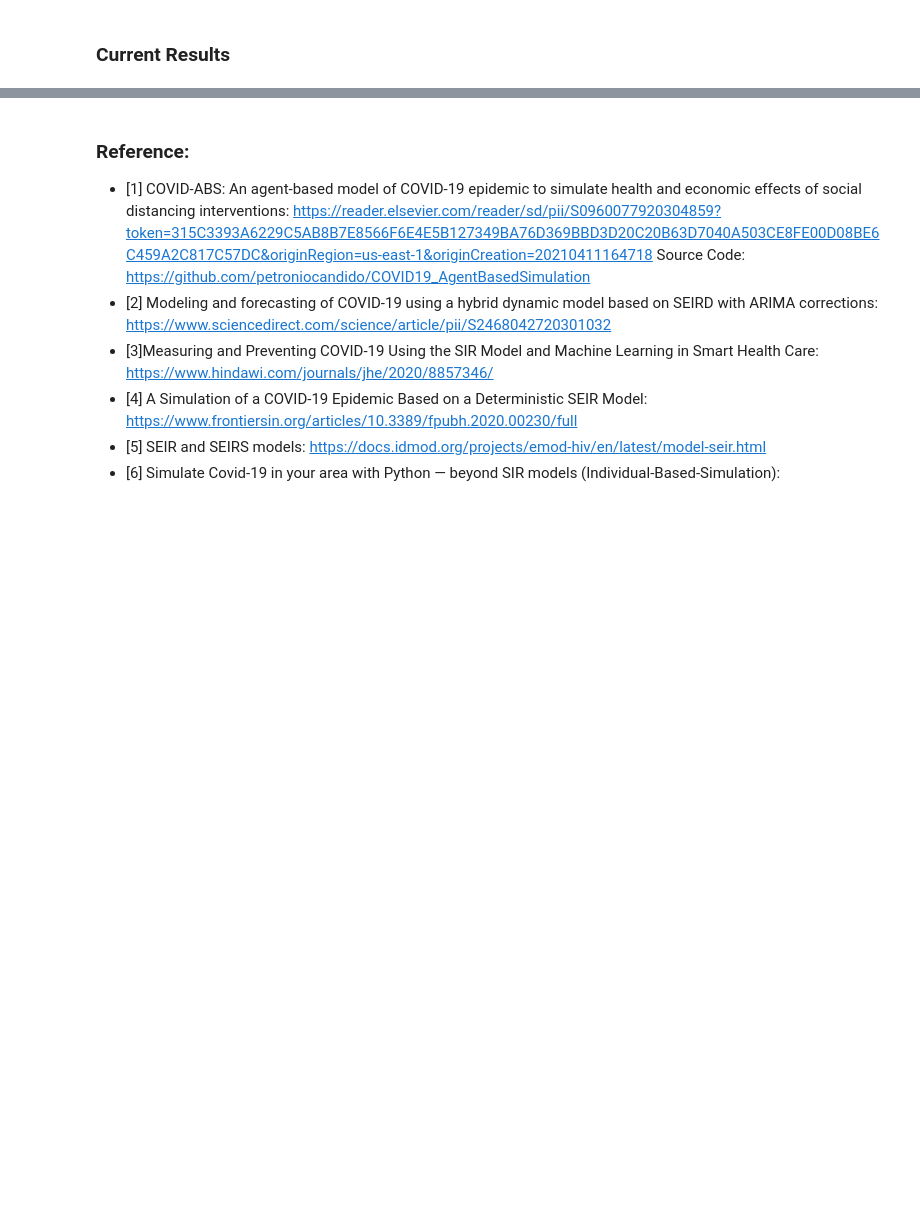
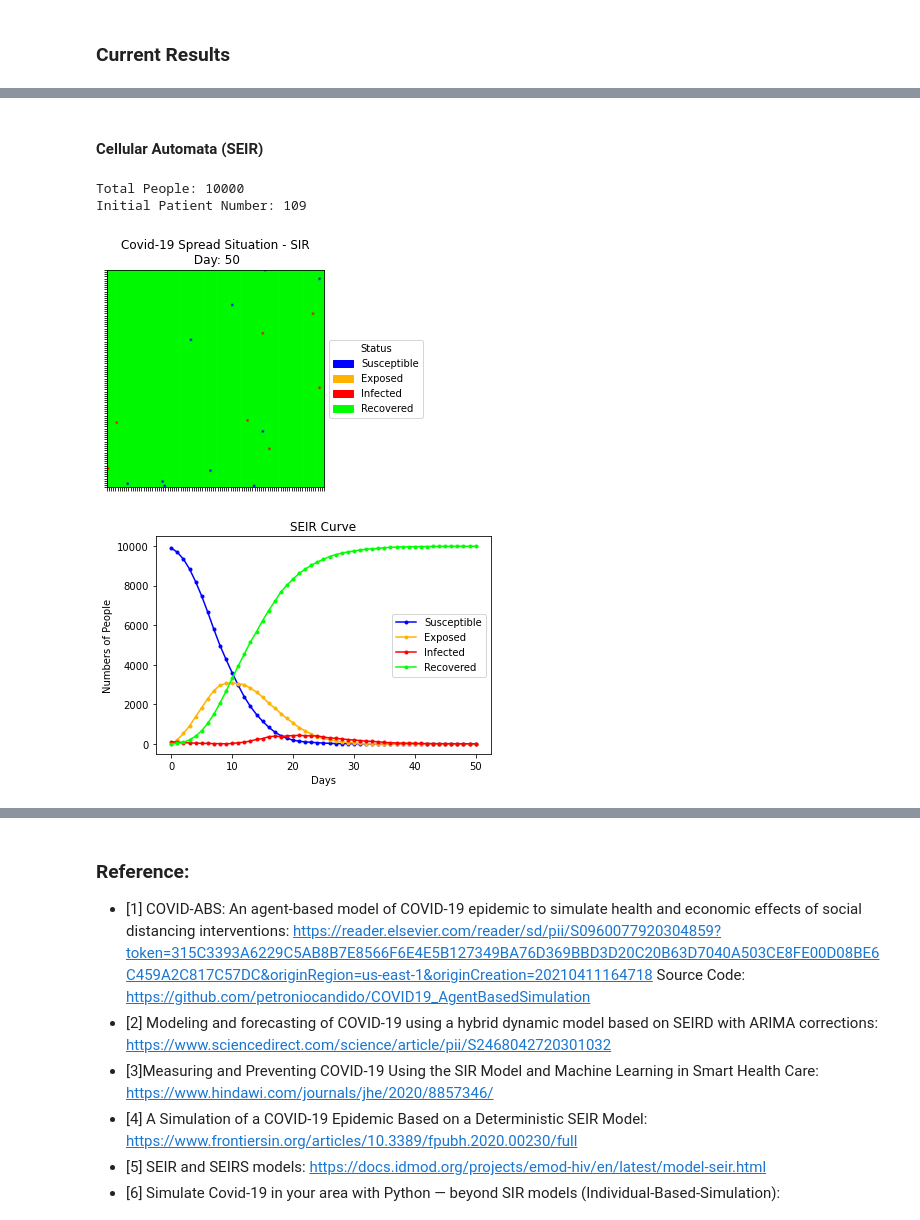
Before and after one commit to pohsienhsu/6730-Covid-Simulation, a Jupyter notebook: code.ipynb, the cells around one changed output, grey strips where cells are left out. Saved outputs shown, nothing was run; the diff lists cells and outputs as text; code cells hidden in the pictures; blank space fills up the shorter version.

```diff
--- a/code.ipynb
+++ b/code.ipynb
@@ -68,0 +112,17 @@ In order to model the interaction throughout people during the pandemics, a regu
+# %% [markdown]
+#### Cellular Automata (SEIR)
+# %%
+seir = Automata_SEIR(100, 100)
+print(f"Total People: {seir.numpeople}")
+print(f"Initial Patient Number: {seir.getI()}")
+seir.accumulateData()
+for n in range(50):
+    seir.nextGeneration()
+    seir.accumulateData()
+seir.printMatrix(cmaps["SEIR"], labels["SEIR"])
+seir.plotCurve()
+# %% [output]
+Total People: 10000
+Initial Patient Number: 109
+[figure, added]
+[figure, added]
```
Also changed, not shown: parts of 13 cells of this notebook, 1 other file.
